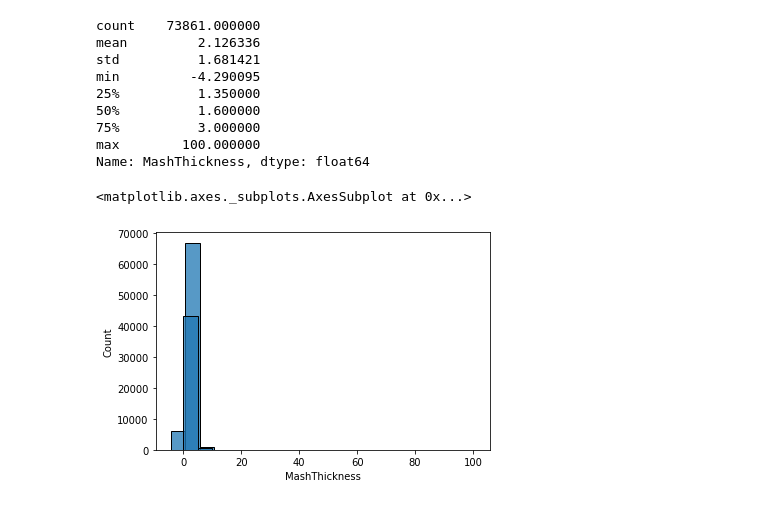
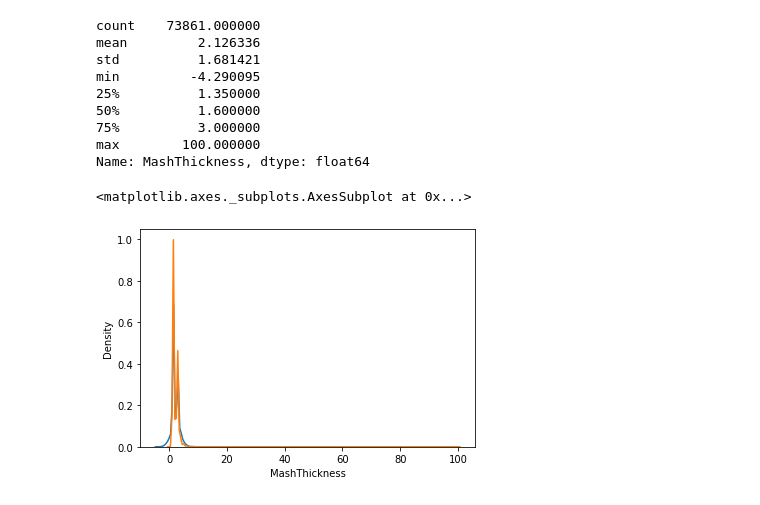
Before and after one commit to sarahj0/CSC3831-2022-23, a Jupyter notebook: IMPUTATION/KNN-iterativeImputer-example/KNN-Iterative-Beer.ipynb, the cells around one changed output. Cells and saved outputs as stored; diff of their text form; code cells hidden in the pictures.

```diff
--- a/IMPUTATION/KNN-iterativeImputer-example/KNN-Iterative-Beer.ipynb
+++ b/IMPUTATION/KNN-iterativeImputer-example/KNN-Iterative-Beer.ipynb
@@ -165,8 +162,8 @@ Name: MashThickness, dtype: float64
 # %%
 import seaborn as sns
 
-sns.histplot(df_imputed['MashThickness'], binwidth=5)
-sns.histplot(df['MashThickness'],binwidth=5)
+sns.kdeplot(df_imputed['MashThickness'])
+sns.kdeplot(df['MashThickness'])
 # %% [output]
 <matplotlib.axes._subplots.AxesSubplot at 0x...>
-[figure, old version]
+[figure, new version]
```
Also changed, not shown: parts of 3 cells of this notebook.
